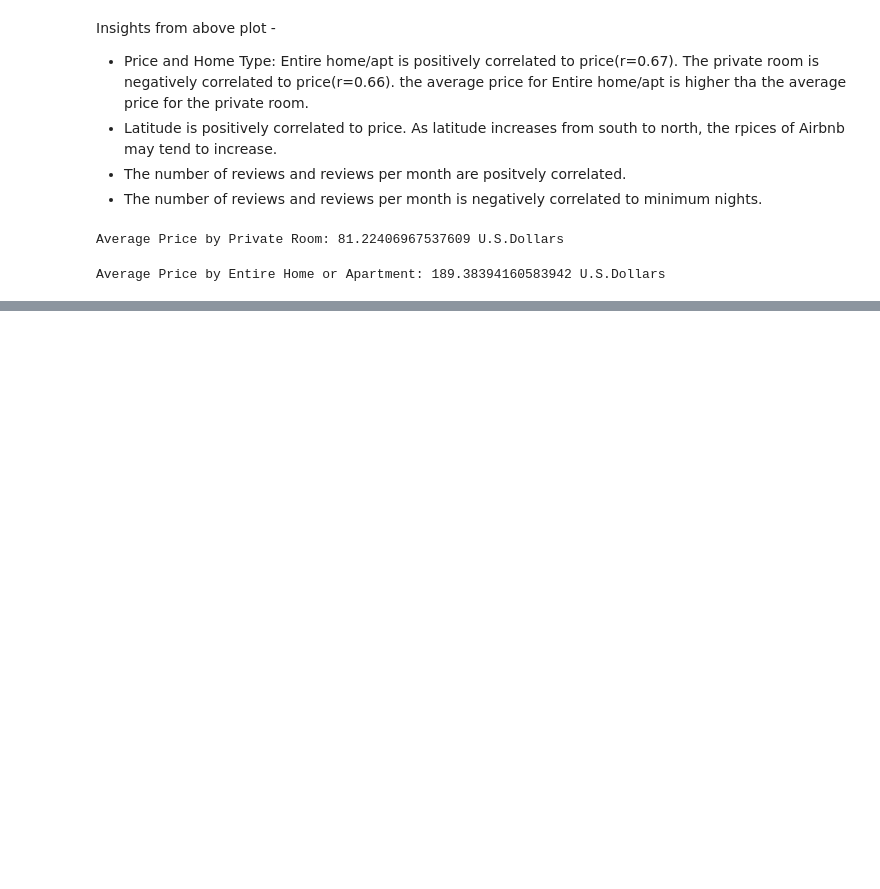
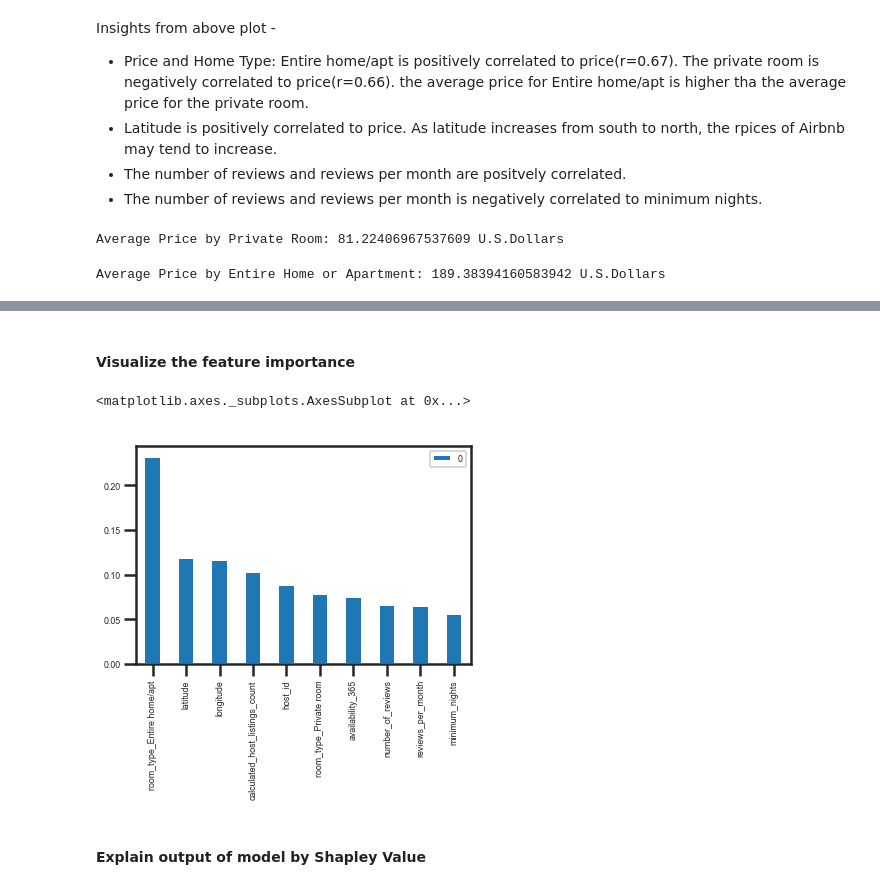
Before and after one commit to ochoa-jessica/Boston_Airbnb, a Jupyter notebook: Boston_Airbnb_Analysis.ipynb, the cells around one changed output, grey strips where cells are left out. Cells and saved outputs as stored; diff of their text form; code cells hidden in the pictures; blank space fills up the shorter version.

```diff
--- a/Boston_Airbnb_Analysis.ipynb
+++ b/Boston_Airbnb_Analysis.ipynb
@@ -570,0 +813,12 @@ Average Price by Entire Home or Apartment: 189.38394160583942 U.S.Dollars
+# %%
+feature_importances = list(zip(random_forest_model.feature_importances_, X.columns))
+feature_importances.sort(reverse=True)
+# %% [markdown]
+#### Visualize the feature importance
+# %%
+pd.DataFrame(feature_importances, index=[x for (_,x) in feature_importances]).plot(kind='bar')
+# %% [output]
+<matplotlib.axes._subplots.AxesSubplot at 0x...>
+[figure, added]
+# %% [markdown]
+#### Explain output of model by Shapley Value
```
Also changed, not shown: parts of 41 cells of this notebook, 7 other files.
